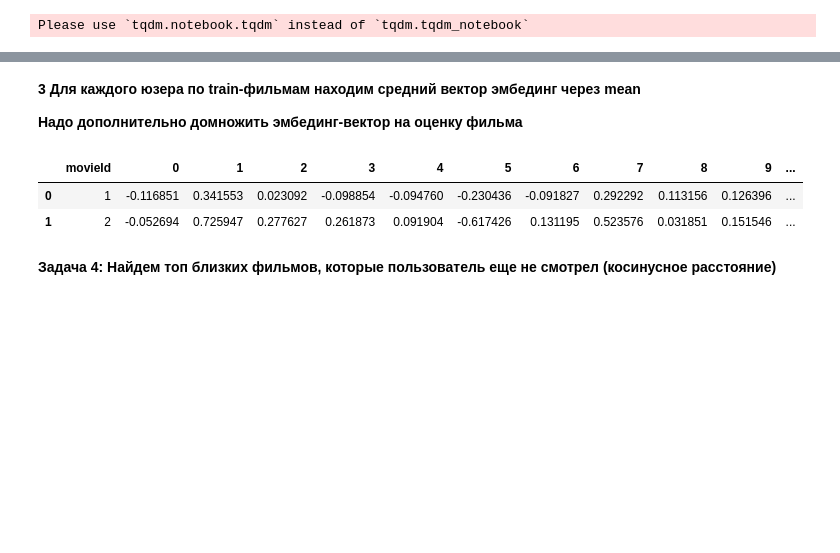
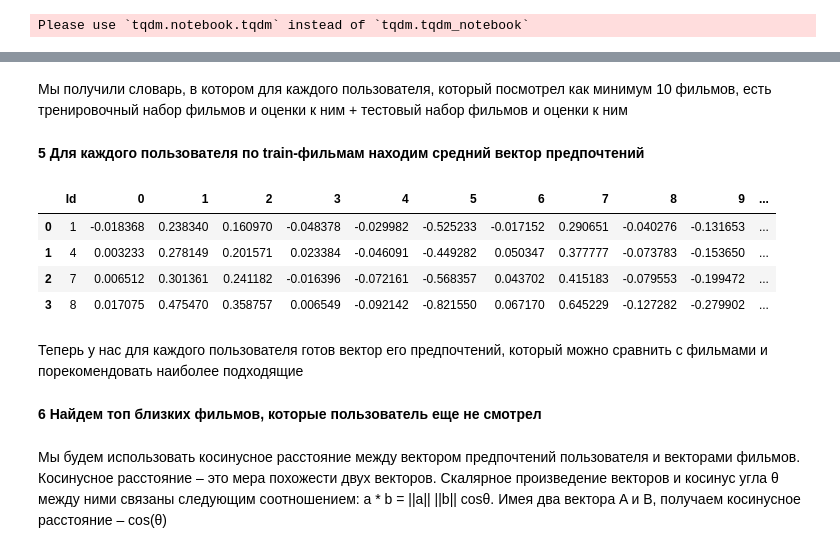
Before and after one commit to REU-DS-CLUB/RecSys-films, a Jupyter notebook: notebooks/general_notebook.ipynb, the cells around one changed output, grey strips where cells are left out. Drawn from its saved outputs; the diff is of its cells as text; code cells hidden in the pictures; blank space fills up the shorter version.

```diff
--- a/notebooks/general_notebook.ipynb
+++ b/notebooks/general_notebook.ipynb
@@ -203,4 +355,0 @@ matrix_emb.tail(2)
-# %%
-# меняем тип данных колонки, чтобы проще было джойниться с другой таблицей
-
-matrix_emb['movieId'] = matrix_emb['movieId'].astype(int)
@@ -236,2 +371,0 @@ len(common_ids)
-# %%
-ratings = ratings[ratings.movieId.isin(common_ids)]
@@ -283,11 +419,10 @@ def train_test_split_films(dataframe, user_list, size=0.7):
 # %%
-# вторым параметром на вход можно подать любой список пользователей
-
-splitted_data = train_test_split_films(ratings, ratings['userId'].unique()[:10], 0.7)
+# вторым параметром на вход можно подать любой список id пользователей
+splitted_data = train_test_split_films(ratings, ratings['userId'].unique()[:1000], 0.7)
+# %% [markdown]
+Мы получили словарь, в котором для каждого пользователя, который посмотрел как минимум 10 фильмов, есть тренировочный набор фильмов и оценки к ним + тестовый набор фильмов и оценки к ним
 # %% [markdown]
-**3 Для каждого юзера по train-фильмам находим средний вектор эмбединг через mean**
-
-**Надо дополнительно домножить эмбединг-вектор на оценку фильма**
+**5 Для каждого пользователя по train-фильмам находим средний вектор предпочтений**
 # %%
 def get_avg_weightened_vec(dict_name, movies_emb_df):
 
@@ -336,14 +470,19 @@ def get_avg_weightened_vec(dict_name, movies_emb_df):
 res_vec_dict = get_avg_weightened_vec(splitted_data, matrix_emb)
 # %%
 # преобразуем к табличному виду
-
-res_vec_df = pd.DataFrame.from_dict(res_vec_dict, orient='index').reset_index().rename(columns={'index':'movieId'})
+res_vec_df = pd.DataFrame.from_dict(res_vec_dict, orient='index').reset_index().rename(columns={'index':'Id'})
 # %%
-res_vec_df.head(2)
+res_vec_df.head(4)
 # %% [output]
-|  | movieId | 0 | 1 | 2 | 3 | 4 | 5 | 6 | 7 | 8 | 9 | ... |
-| 0 | 1 | -0.116851 | 0.341553 | 0.023092 | -0.098854 | -0.094760 | -0.230436 | -0.091827 | 0.292292 | 0.113156 | 0.126396 | ... |
-| 1 | 2 | -0.052694 | 0.725947 | 0.277627 | 0.261873 | 0.091904 | -0.617426 | 0.131195 | 0.523576 | 0.031851 | 0.151546 | ... |
+|  | Id | 0 | 1 | 2 | 3 | 4 | 5 | 6 | 7 | 8 | 9 | ... |
+| 0 | 1 | -0.018368 | 0.238340 | 0.160970 | -0.048378 | -0.029982 | -0.525233 | -0.017152 | 0.290651 | -0.040276 | -0.131653 | ... |
+| 1 | 4 | 0.003233 | 0.278149 | 0.201571 | 0.023384 | -0.046091 | -0.449282 | 0.050347 | 0.377777 | -0.073783 | -0.153650 | ... |
+| 2 | 7 | 0.006512 | 0.301361 | 0.241182 | -0.016396 | -0.072161 | -0.568357 | 0.043702 | 0.415183 | -0.079553 | -0.199472 | ... |
+| 3 | 8 | 0.017075 | 0.475470 | 0.358757 | 0.006549 | -0.092142 | -0.821550 | 0.067170 | 0.645229 | -0.127282 | -0.279902 | ... |
+# %% [markdown]
+Теперь у нас для каждого пользователя готов вектор его предпочтений, который можно сравнить с фильмами и порекомендовать наиболее подходящие
 # %% [markdown]
-**Задача 4: Найдем топ близких фильмов, которые пользователь еще не смотрел (косинусное расстояние)**
+**6 Найдем топ близких фильмов, которые пользователь еще не смотрел**
+# %% [markdown]
+Мы будем использовать косинусное расстояние между вектором предпочтений пользователя и векторами фильмов. Косинусное расстояние – это мера похожести двух векторов. Скалярное произведение векторов и косинус угла θ между ними связаны следующим соотношением: a * b = ||a|| ||b|| cosθ. Имея два вектора A и B, получаем косинусное расстояние – cos(θ)
 # %%
```
Also changed, not shown: parts of 82 cells of this notebook.
